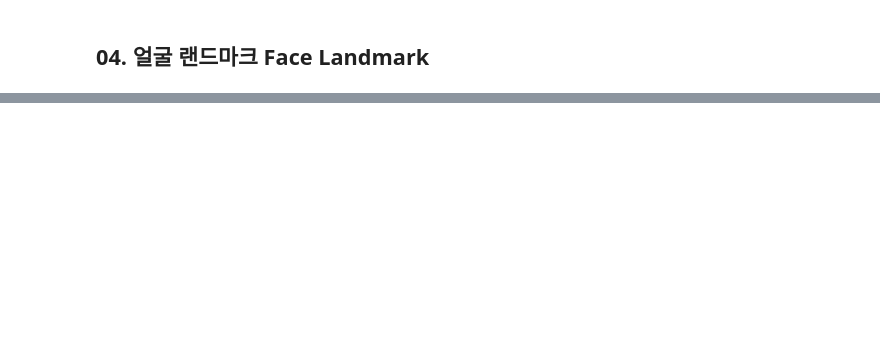
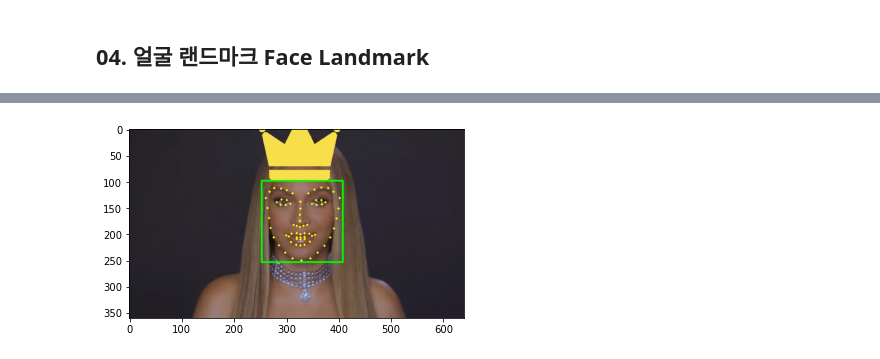
Before and after one commit to 1pha/Modulabs-Daehyun, a Jupyter notebook: E5.ipynb, the cells around one changed output, grey strips where cells are left out. Drawn from its saved outputs; the diff is of its cells as text; code cells hidden in the pictures; blank space fills up the shorter version.

```diff
--- a/E5.ipynb
+++ b/E5.ipynb
@@ -104,0 +153,9 @@ plt.show()
+# %%
+sticker_area = img_show[refined_y:img_sticker.shape[0], refined_x:refined_x+img_sticker.shape[1]]
+img_show[refined_y:img_sticker.shape[0], refined_x:refined_x+img_sticker.shape[1]] = \
+    np.where(img_sticker==0,sticker_area,img_sticker).astype(np.uint8)
+# %%
+plt.imshow(cv2.cvtColor(img_show, cv2.COLOR_BGR2RGB))
+plt.show()
+# %% [output]
+[figure, added]
```
Also changed, not shown: parts of 18 cells of this notebook, 3 other files.
